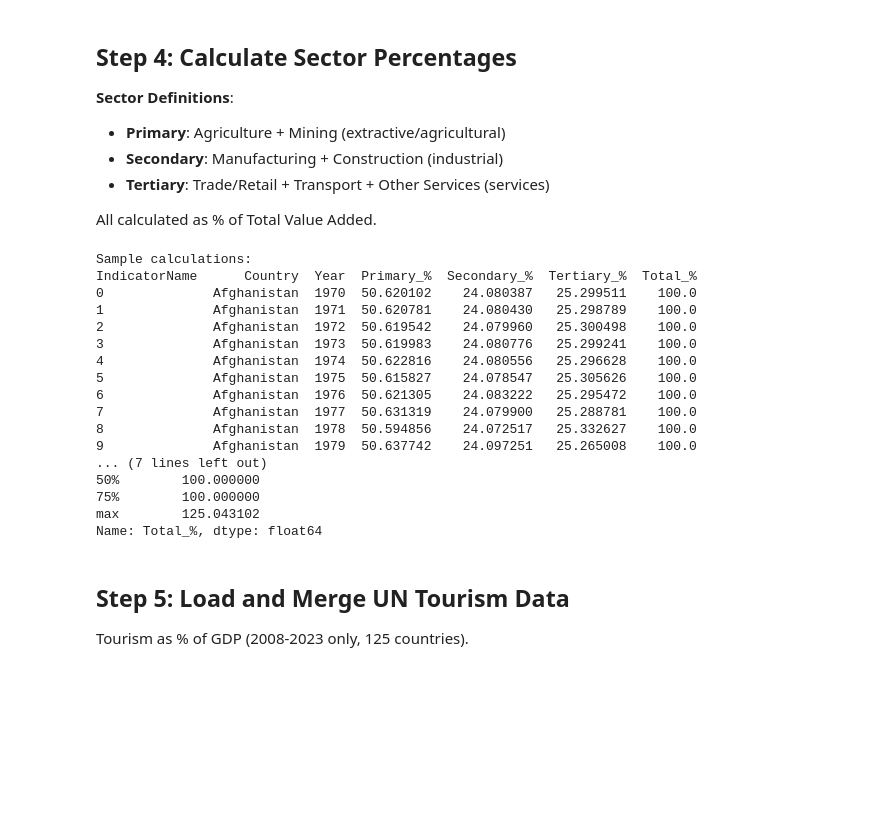
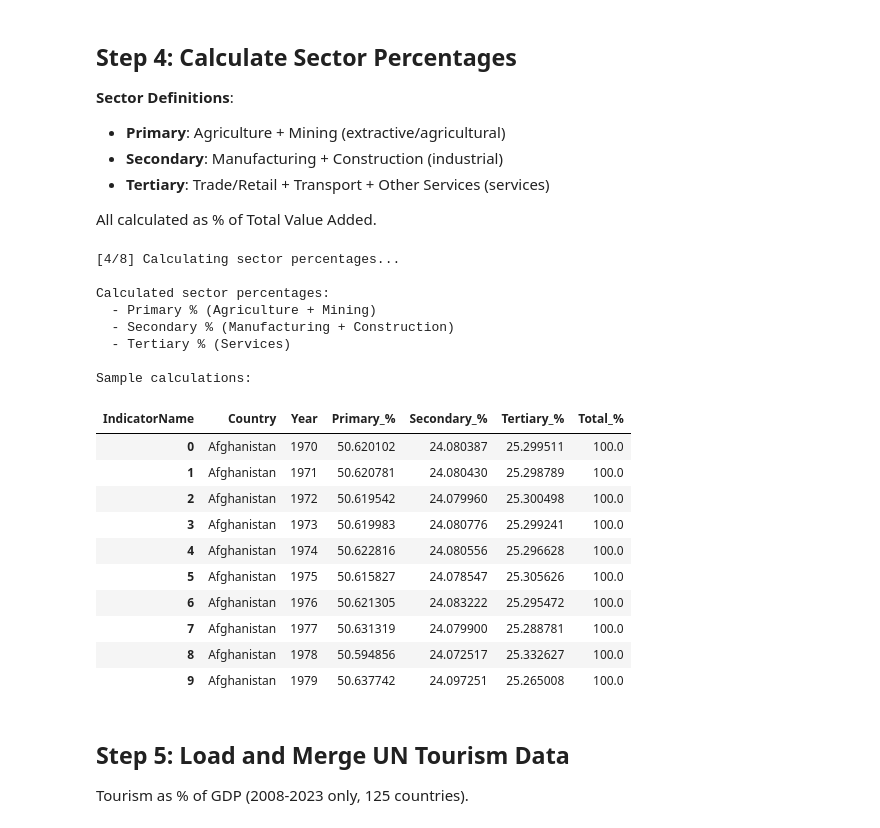
Before and after one commit to unige-vizis/vizis, a Jupyter notebook: data-processing/notebooks/create-economics-master.ipynb, the cells around one changed output. Saved outputs shown, nothing was run; the diff lists cells and outputs as text; code cells hidden in the pictures; blank space fills up the shorter version.

Commit message:
changed the note of  economic sector calculation (#10)
Co-authored-by: Matteo Gläser <glaeser.matteo@googlemail.com>

```diff
--- a/data-processing/notebooks/create-economics-master.ipynb
+++ b/data-processing/notebooks/create-economics-master.ipynb
@@ -32,15 +41,18 @@ Loading the GDP breakdown by sector. Header starts at row 3 (row index 2).
 # %%
-# Load World Bank GDP sectoral data
-df_gdp_sectoral = pd.read_excel(
-    '../raw-data/World_Bank/Download-GDPcurrent-NCU-countries.xlsx',
-    sheet_name=0,
-    header=2
+print("[1/8] Loading World Bank GDP sectoral data...\n")
+
+# Load World Bank GDP sectoral data from CSV
+df_gdp_sectoral = pd.read_csv(
+    '../raw-data/World_Bank/Download-GDPcurrent-NCU-countries.csv'
 )
 
 print(f"Loaded {len(df_gdp_sectoral):,} rows")
-print(f"\nColumns: {list(df_gdp_sectoral.columns[:10])}...")
-print(f"\nIndicators:")
-for ind in df_gdp_sectoral['IndicatorName'].unique():
+print(f"Covering {df_gdp_sectoral['Country'].nunique()} countries")
+print(f"\nIndicators found: {len(df_gdp_sectoral['IndicatorName'].unique())}")
+
+# Display sample indicators
+print("\nSample indicators:")
+for ind in list(df_gdp_sectoral['IndicatorName'].unique())[:5]:
     count = len(df_gdp_sectoral[df_gdp_sectoral['IndicatorName'] == ind])
     print(f"  - {ind}: {count} countries")
 
@@ -75,8 +83,10 @@ Indicators:
 
 Convert year columns (1970-2023) into rows for easier processing.
 # %%
+print("[2/8] Reshaping data from wide to long format...\n")
+
 # Get year columns (all numeric columns from 1970 onwards)
-year_columns = [col for col in df_gdp_sectoral.columns if isinstance(col, (int, float)) and col >= 1970]
+year_columns = [col for col in df_gdp_sectoral.columns if str(col).isdigit() and int(col) >= 1970]
 
 print(f"Year range: {min(year_columns)} to {max(year_columns)}")
 print(f"Total years: {len(year_columns)}")
@@ -92,6 +102,6 @@ df_long = df_gdp_sectoral.melt(
 # Convert Year to integer
 df_long['Year'] = df_long['Year'].astype(int)
 
-print(f"\nReshaped to {len(df_long):,} rows")
+print(f"\nReshaped to {len(df_long):,} rows\n")
 df_long.head(10)
 # %% [output]
@@ -152,7 +165,9 @@ Year range: 1970 to 2023
 
 All calculated as % of Total Value Added.
 # %%
-# Shorter column names for easier reference
+print("[4/8] Calculating sector percentages...\n")
+
+# Clean column names
 df_pivot.columns = df_pivot.columns.str.strip()
 
 # Map long indicator names to short names
@@ -162,53 +177,57 @@ col_map = {
     'Manufacturing (ISIC D)': 'Manufacturing',
     'Construction (ISIC F)': 'Construction',
     'Wholesale, retail trade, restaurants and hotels (ISIC G-H)': 'Trade_Retail',
     'Transport, storage and communication (ISIC I)': 'Transport',
     'Other Activities (ISIC J-P)': 'Other_Activities',
     'Total Value Added': 'Total_Value_Added',
     'Gross Domestic Product (GDP)': 'GDP'
 }
 
 df_pivot = df_pivot.rename(columns=col_map)
 
 # Calculate Mining (Mining+Manuf+Util - Manufacturing)
 df_pivot['Mining'] = df_pivot['Mining_Manuf_Util'] - df_pivot['Manufacturing']
 
 # Calculate sector components
 df_pivot['Primary_Value'] = df_pivot['Agriculture'] + df_pivot['Mining']
 df_pivot['Secondary_Value'] = df_pivot['Manufacturing'] + df_pivot['Construction']
 df_pivot['Tertiary_Value'] = df_pivot['Trade_Retail'] + df_pivot['Transport'] + df_pivot['Other_Activities']
 
 # Calculate percentages (relative to Total Value Added)
 df_pivot['Primary_%'] = (df_pivot['Primary_Value'] / df_pivot['Total_Value_Added']) * 100
 df_pivot['Secondary_%'] = (df_pivot['Secondary_Value'] / df_pivot['Total_Value_Added']) * 100
 df_pivot['Tertiary_%'] = (df_pivot['Tertiary_Value'] / df_pivot['Total_Value_Added']) * 100
 
+print("Calculated sector percentages:")
+print("  - Primary % (Agriculture + Mining)")
+print("  - Secondary % (Manufacturing + Construction)")
+print("  - Tertiary % (Services)\n")
+
 # Validation: check that percentages sum to ~100%
 df_pivot['Total_%'] = df_pivot['Primary_%'] + df_pivot['Secondary_%'] + df_pivot['Tertiary_%']
 
 print("Sample calculations:")
-print(df_pivot[['Country', 'Year', 'Primary_%', 'Secondary_%', 'Tertiary_%', 'Total_%']].head(10))
-
-print("\nValidation - Total % distribution:")
-print(df_pivot['Total_%'].describe())
+df_pivot[['Country', 'Year', 'Primary_%', 'Secondary_%', 'Tertiary_%', 'Total_%']].head(10)
 # %% [output]
+[4/8] Calculating sector percentages...
+
+Calculated sector percentages:
+  - Primary % (Agriculture + Mining)
+  - Secondary % (Manufacturing + Construction)
+  - Tertiary % (Services)
+
 Sample calculations:
-IndicatorName      Country  Year  Primary_%  Secondary_%  Tertiary_%  Total_%
-0              Afghanistan  1970  50.620102    24.080387   25.299511    100.0
-1              Afghanistan  1971  50.620781    24.080430   25.298789    100.0
-2              Afghanistan  1972  50.619542    24.079960   25.300498    100.0
-3              Afghanistan  1973  50.619983    24.080776   25.299241    100.0
-4              Afghanistan  1974  50.622816    24.080556   25.296628    100.0
-5              Afghanistan  1975  50.615827    24.078547   25.305626    100.0
-6              Afghanistan  1976  50.621305    24.083222   25.295472    100.0
-7              Afghanistan  1977  50.631319    24.079900   25.288781    100.0
-8              Afghanistan  1978  50.594856    24.072517   25.332627    100.0
-9              Afghanistan  1979  50.637742    24.097251   25.265008    100.0
-... (7 lines left out)
-50%        100.000000
-75%        100.000000
-max        125.043102
-Name: Total_%, dtype: float64
+| IndicatorName | Country | Year | Primary_% | Secondary_% | Tertiary_% | Total_% |
+| 0 | Afghanistan | 1970 | 50.620102 | 24.080387 | 25.299511 | 100.0 |
+| 1 | Afghanistan | 1971 | 50.620781 | 24.080430 | 25.298789 | 100.0 |
+| 2 | Afghanistan | 1972 | 50.619542 | 24.079960 | 25.300498 | 100.0 |
+| 3 | Afghanistan | 1973 | 50.619983 | 24.080776 | 25.299241 | 100.0 |
+| 4 | Afghanistan | 1974 | 50.622816 | 24.080556 | 25.296628 | 100.0 |
+| 5 | Afghanistan | 1975 | 50.615827 | 24.078547 | 25.305626 | 100.0 |
+| 6 | Afghanistan | 1976 | 50.621305 | 24.083222 | 25.295472 | 100.0 |
+| 7 | Afghanistan | 1977 | 50.631319 | 24.079900 | 25.288781 | 100.0 |
+| 8 | Afghanistan | 1978 | 50.594856 | 24.072517 | 25.332627 | 100.0 |
+| 9 | Afghanistan | 1979 | 50.637742 | 24.097251 | 25.265008 | 100.0 |
 # %% [markdown]
 ## Step 5: Load and Merge UN Tourism Data
 
```
Also changed, not shown: parts of 19 cells of this notebook, 2 other files.
